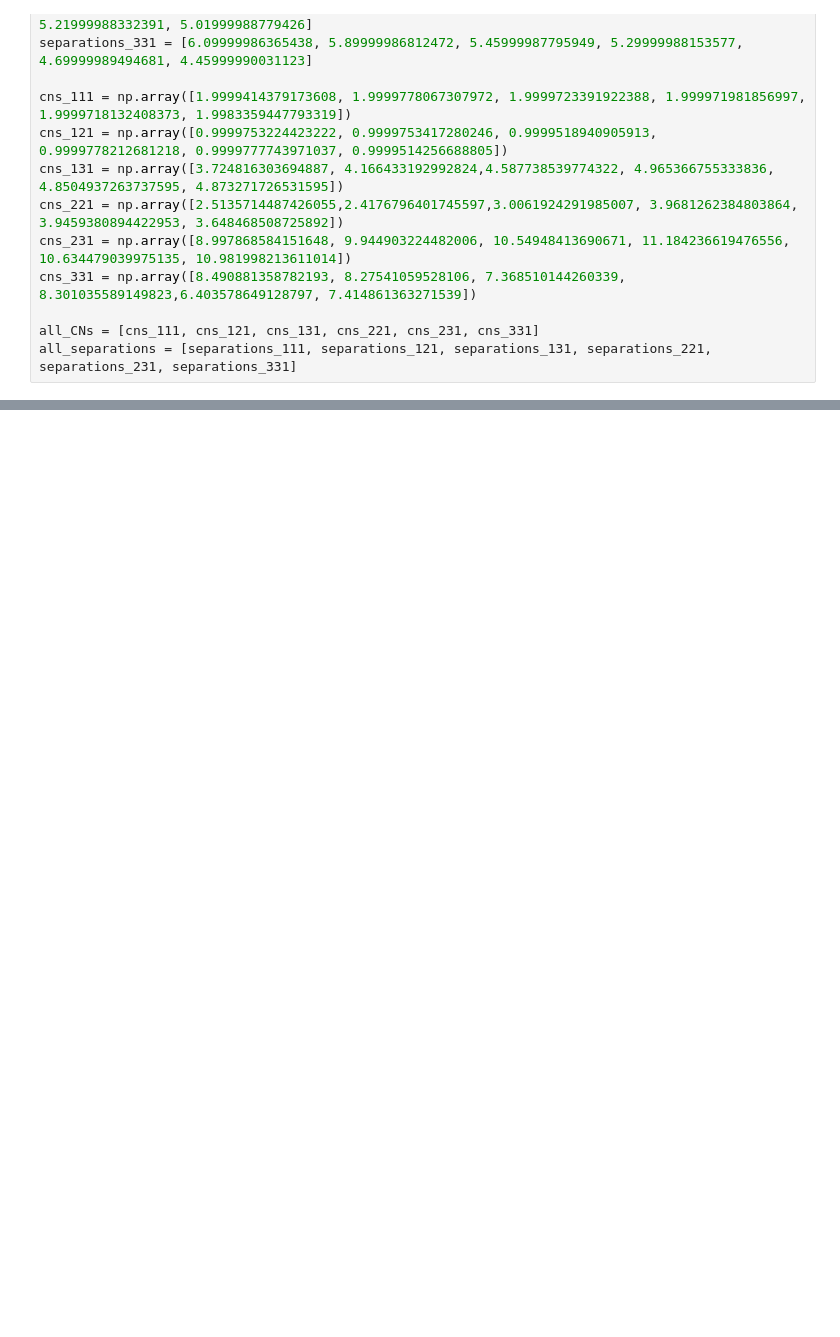
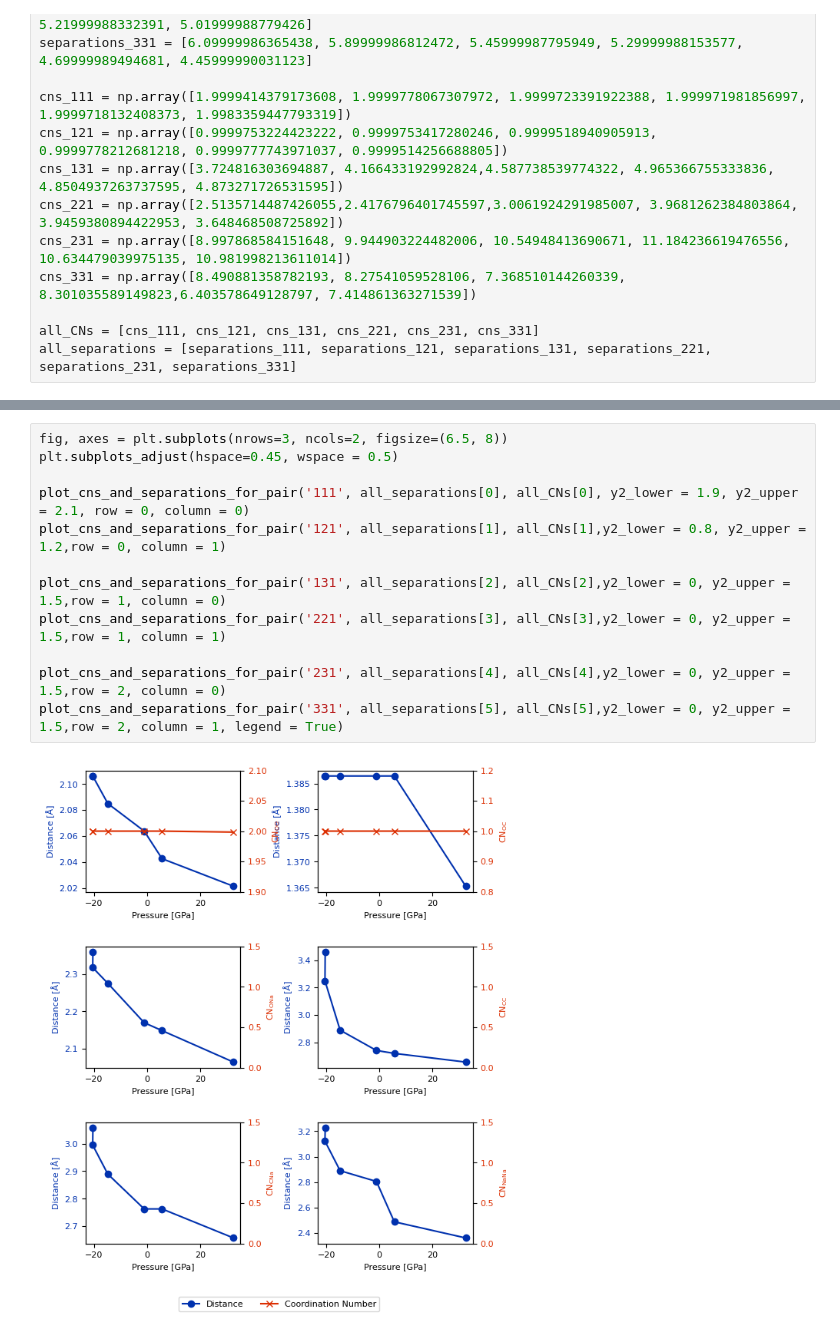
Before and after one commit to fionabaumhauer/msc_summer_project, a Jupyter notebook: cn_vs_nearest_neighbour.ipynb, the cells around one changed output, grey strips where cells are left out. Saved outputs shown, nothing was run; the diff lists cells and outputs as text; blank space fills up the shorter version.

```diff
--- a/cn_vs_nearest_neighbour.ipynb
+++ b/cn_vs_nearest_neighbour.ipynb
@@ -36,3 +95,17 @@ all_separations = [separations_111, separations_121, separations_131, separation
+# %%
+fig, axes = plt.subplots(nrows=3, ncols=2, figsize=(6.5, 8))
+plt.subplots_adjust(hspace=0.45, wspace = 0.5)
+
+plot_cns_and_separations_for_pair('111', all_separations[0], all_CNs[0], y2_lower = 1.9, y2_upper = 2.1, row = 0, column = 0)
+plot_cns_and_separations_for_pair('121', all_separations[1], all_CNs[1],y2_lower = 0.8, y2_upper = 1.2,row = 0, column = 1)
+
+plot_cns_and_separations_for_pair('131', all_separations[2], all_CNs[2],y2_lower = 0, y2_upper = 1.5,row = 1, column = 0)
+plot_cns_and_separations_for_pair('221', all_separations[3], all_CNs[3],y2_lower = 0, y2_upper = 1.5,row = 1, column = 1)
+
+plot_cns_and_separations_for_pair('231', all_separations[4], all_CNs[4],y2_lower = 0, y2_upper = 1.5,row = 2, column = 0)
+plot_cns_and_separations_for_pair('331', all_separations[5], all_CNs[5],y2_lower = 0, y2_upper = 1.5,row = 2, column = 1, legend = True)
+# %% [output]
+[figure, added]
 # %%
 import matplotlib.pyplot as plt
 
```
Also changed, not shown: parts of 3 cells of this notebook.
